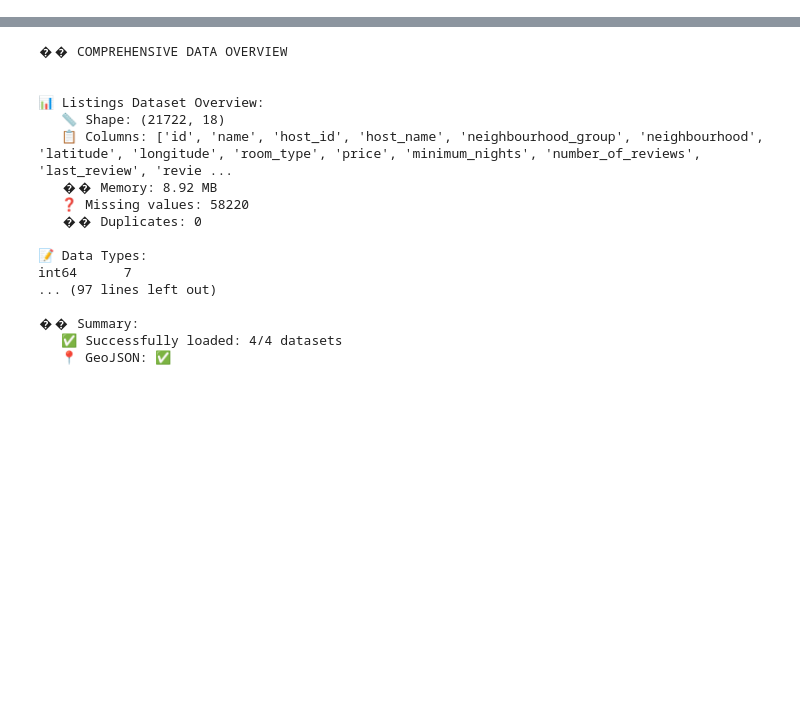
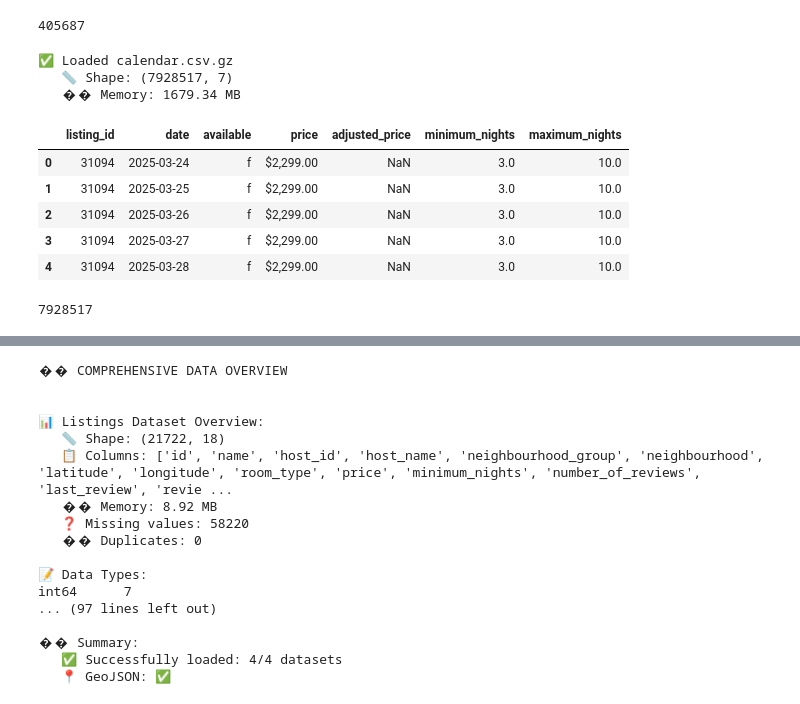
Before and after one commit to toniju98/AirBnbAnalyzer, a Jupyter notebook: airbnb_analysis.ipynb, the cells around one changed output, grey strips where cells are left out. Cells and saved outputs as stored; diff of their text form; code cells hidden in the pictures; blank space fills up the shorter version.

```diff
--- a/airbnb_analysis.ipynb
+++ b/airbnb_analysis.ipynb
@@ -127,0 +153,24 @@ datasets = {
+# %%
+len(reviews_df)
+# %% [output]
+405687
+# %%
+# Load calendar data
+calendar_df = load_csv_data('calendar.csv.gz')
+# %% [output]
+✅ Loaded calendar.csv.gz
+   📏 Shape: (7928517, 7)
+   �� Memory: 1679.34 MB
+# %%
+calendar_df.head()
+# %% [output]
+|  | listing_id | date | available | price | adjusted_price | minimum_nights | maximum_nights |
+| 0 | 31094 | 2025-03-24 | f | $2,299.00 | NaN | 3.0 | 10.0 |
+| 1 | 31094 | 2025-03-25 | f | $2,299.00 | NaN | 3.0 | 10.0 |
+| 2 | 31094 | 2025-03-26 | f | $2,299.00 | NaN | 3.0 | 10.0 |
+| 3 | 31094 | 2025-03-27 | f | $2,299.00 | NaN | 3.0 | 10.0 |
+| 4 | 31094 | 2025-03-28 | f | $2,299.00 | NaN | 3.0 | 10.0 |
+# %%
+len(calendar_df)
+# %% [output]
+7928517
```
Also changed, not shown: parts of 18 cells of this notebook, 9 other files.
